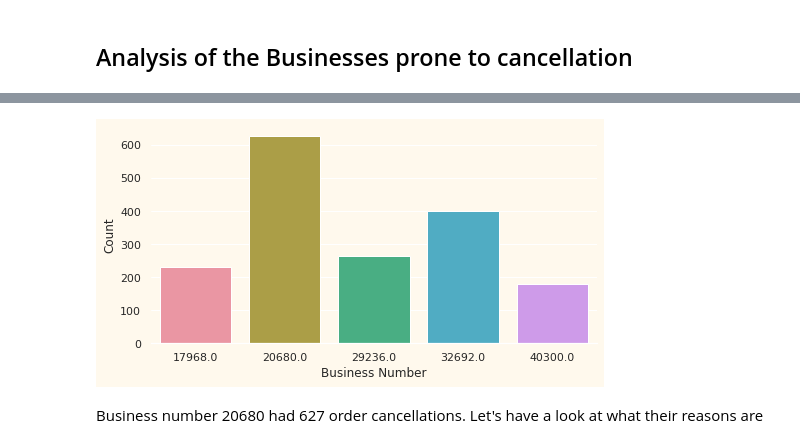
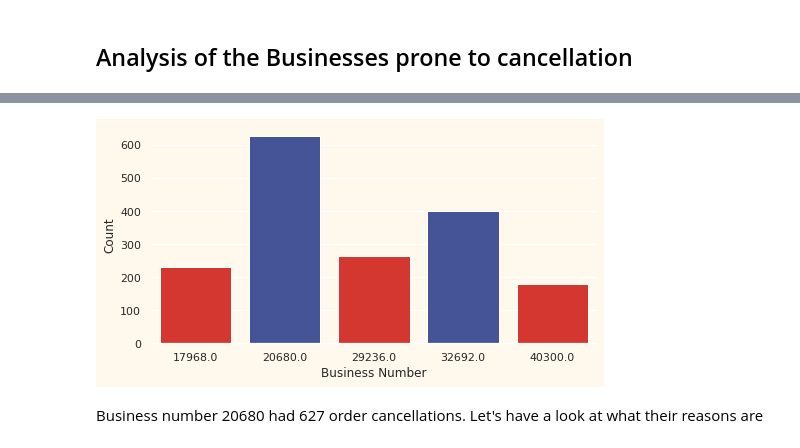
Before and after one commit to Kevin-Nduati/Customer-Data-Analysis, a Jupyter notebook: analysis.ipynb, the cells around one changed output, grey strips where cells are left out. Drawn from its saved outputs; the diff is of its cells as text; code cells hidden in the pictures.

```diff
--- a/analysis.ipynb
+++ b/analysis.ipynb
@@ -110,3 +149,45 @@ So we have these 2 orders that were placed, but not confirmed until after more t
+# %%
+for col in ['Confirmation Time', 'Confirmation Day']:
+    df[col] = df[col].replace(np.nan, 0)
+
+
+df['Placement Hour'] = df['Placement Time'].apply(lambda x: str(x).split(':')[0])
+df['Placement Minute'] = df['Placement Time'].apply(lambda x: str(x).split(':')[1])
+df['Confirmation Hour'] = df['Confirmation Time'].apply(lambda x: str(x).split(':')[0])
+df['Confirmation Minute'] = df['Confirmation Time'].apply(lambda x: str(x).split(':')[1] if \
+                            x != 0 else 0)
+df['Cancellation Hour'] = df['Cancellation Time'].apply(lambda x: str(x).split(':')[0])
+df['Cancellation Minute'] = df['Cancellation Time'].apply(lambda x: str(x).split(':')[1])
+df['Confirmation Day'] = df['Confirmation Day'].replace(np.nan, 0)
+
+cols = ['Placement Hour', 'Placement Minute',  'Confirmation Hour', 'Confirmation Minute', 'Cancellation Hour', 'Cancellation Minute']
+for col in cols:
+    df[col] = df[col].astype('int')
+
+df['Placement Confirmation Minutes'] = (df['Confirmation Hour'] - df['Placement Hour'])* 60 +\
+                            df['Confirmation Minute'] - df['Placement Minute'] +\
+                            df.apply(lambda x: extract_days(x['Placement Day'], x['Confirmation Day']), axis=1)
+
+df['Confirmation Cancellation Minutes'] = (df['Cancellation Hour'] - df['Confirmation Hour'])* 60 +\
+                            df['Cancellation Minute'] - df['Confirmation Minute'] +\
+                            df.apply(lambda x: extract_days(x['Confirmation Day'], x['Cancellation Day']), axis=1)
+
+df['Placement Cancellation Minutes'] =  (df['Cancellation Hour'] - df['Placement Hour'])* 60 +\
+                            df['Cancellation Minute'] - df['Placement Minute'] +\
+                            df.apply(lambda x: extract_days(x['Placement Day'], x['Cancellation Day']), axis=1)
+
+
+df['Placement Confirmation Minutes'] = df.apply(lambda x: x['Placement Confirmation Minutes'] if \
+    x['Confirmation Minute'] != 0 else x['Confirmation Cancellation Minutes'], axis=1)
+
+df['Confirmation Cancellation Minutes'] = df.apply(lambda x: x['Confirmation Cancellation Minutes'] if \
+    x['Confirmation Minute'] != 0 else 0, axis=1)
+
+
+# Drop irrelevant columns
+df.drop(columns=['Placement Minute','Confirmation Minute', 'Cancellation Minute',
+                'Placement Time', 'Confirmation Time', 'Cancellation Time']
+                , inplace=True, axis=1)
 # %%
 def donut_plot(df, col, title=None, ax=None, color=['crimson','navy'], labels = None, explode =None):
     data = df[col].value_counts()
@@ -157,22 +234,22 @@ df['Cancellation Hour'] = df['Cancellation Time'].apply(lambda x: str(x).split('
 # %%
 personal_clients = df[df['Personal or Business'] == 'Personal']
 business_clients = df[df['Personal or Business'] == 'Business']
 
 businesses = business_clients\
                         .groupby('Business Number', as_index=False)\
                         .agg({'Cancelled by': 'count'})\
                         .rename(columns = {'Cancelled by': 'Count'})\
                         .sort_values(ascending=False, by='Count').head()
 
 
 fig, ax = plt.subplots(1,1, figsize=(8,4))
-sns.barplot(y= 'Count', x='Business Number', data=businesses)
+sns.barplot(y= 'Count', x='Business Number', data=businesses, palette=colors)
 
 # remove borders
 for s in ['top', 'left', 'right']:
     ax.spines[s].set_visible(False)
 # %% [output]
-[figure, old version]
+[figure, new version]
 # %% [markdown]
 Business number 20680 had 627 order cancellations. Let's have a look at what their reasons are
 # %%
```
Also changed, not shown: parts of 13 cells of this notebook.
